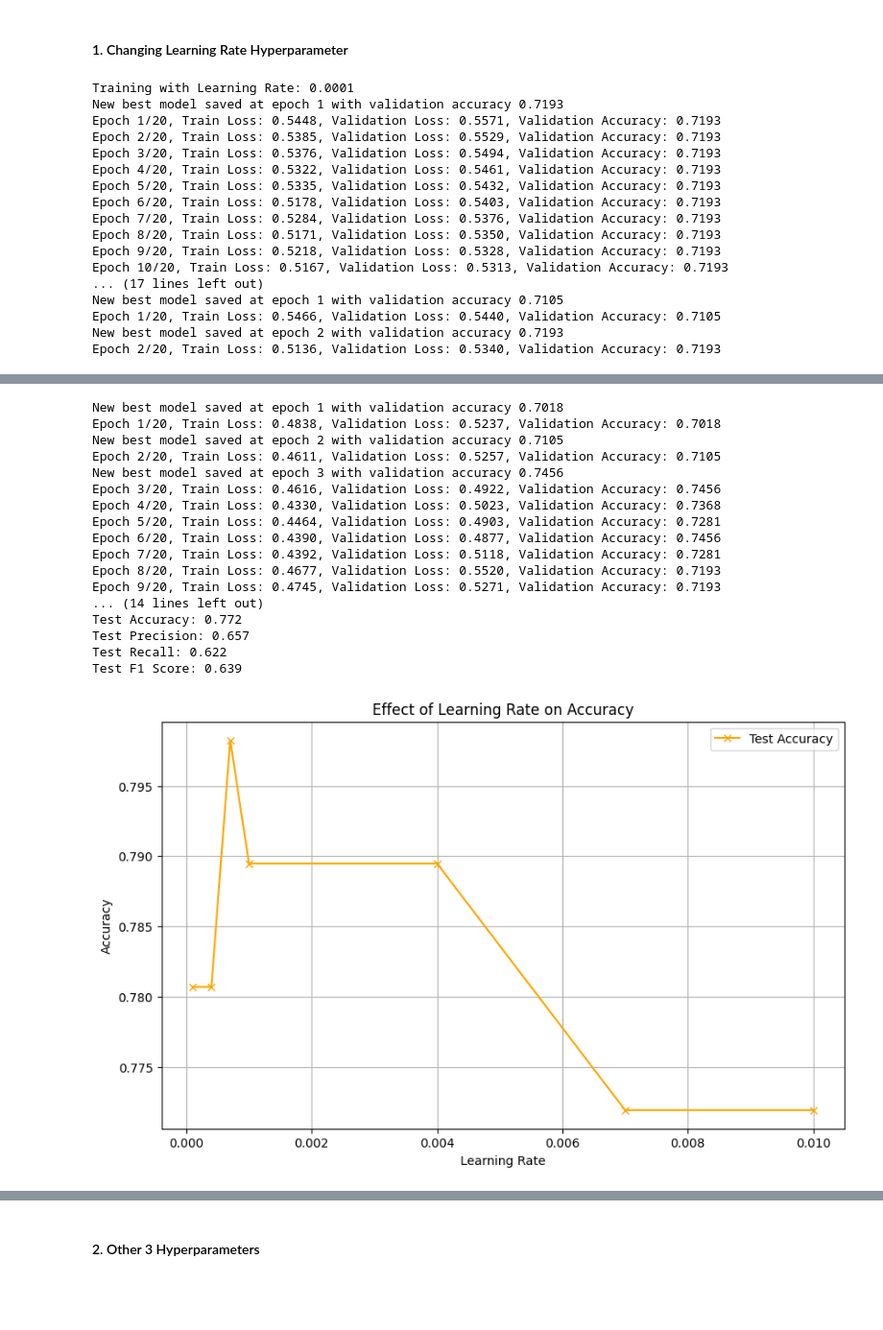
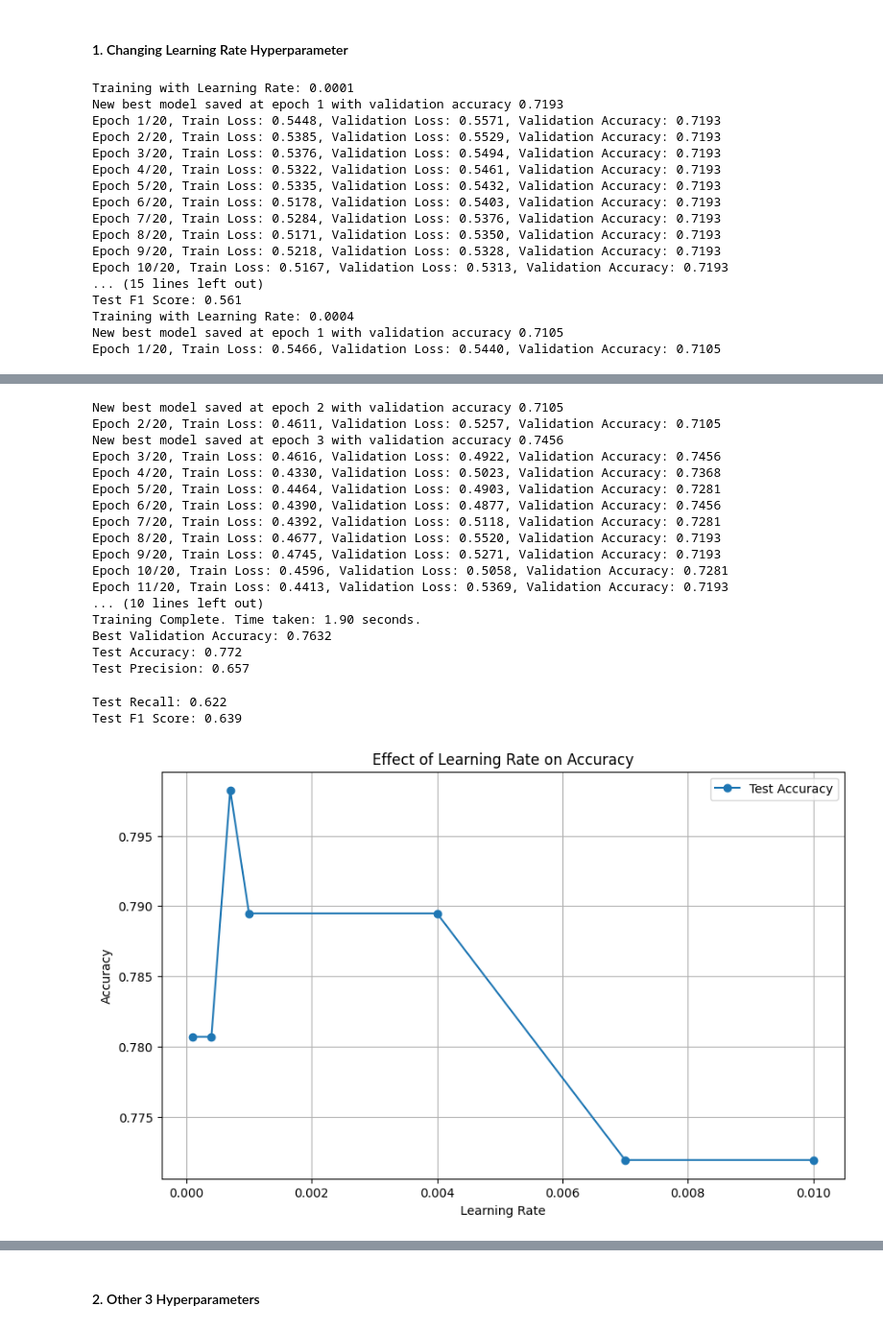
Before and after one commit to Kanika1201/ML-Project-2, a Jupyter notebook: Part1_All_Steps.ipynb, the cells around one changed output, grey strips where cells are left out. Shown: that part at 96% size. Saved outputs shown, nothing was run; the diff lists cells and outputs as text; code cells hidden in the pictures; blank space fills up the shorter version.

```diff
--- a/Part1_All_Steps.ipynb
+++ b/Part1_All_Steps.ipynb
@@ -485,7 +485,7 @@ for rate in learning_rates:
 
 # Plot
 plt.figure(figsize=(10, 6))
-plt.plot(learning_rates, test_accuracies, marker='x', label='Test Accuracy', color='orange')
+plt.plot(learning_rates, test_accuracies, marker='o', label='Test Accuracy')
 plt.title('Effect of Learning Rate on Accuracy')
 plt.xlabel('Learning Rate')
 plt.ylabel('Accuracy')
@@ -505,8 +505,8 @@ Epoch 7/20, Train Loss: 0.5284, Validation Loss: 0.5376, Validation Accuracy: 0.
 Epoch 8/20, Train Loss: 0.5171, Validation Loss: 0.5350, Validation Accuracy: 0.7193
 Epoch 9/20, Train Loss: 0.5218, Validation Loss: 0.5328, Validation Accuracy: 0.7193
 Epoch 10/20, Train Loss: 0.5167, Validation Loss: 0.5313, Validation Accuracy: 0.7193
-... (17 lines left out)
+... (15 lines left out)
+Test F1 Score: 0.561
+Training with Learning Rate: 0.0004
 New best model saved at epoch 1 with validation accuracy 0.7105
 Epoch 1/20, Train Loss: 0.5466, Validation Loss: 0.5440, Validation Accuracy: 0.7105
-New best model saved at epoch 2 with validation accuracy 0.7193
-Epoch 2/20, Train Loss: 0.5136, Validation Loss: 0.5340, Validation Accuracy: 0.7193
@@ -598,19 +598,21 @@ Training with Learning Rate: 0.01
-New best model saved at epoch 1 with validation accuracy 0.7018
-Epoch 1/20, Train Loss: 0.4838, Validation Loss: 0.5237, Validation Accuracy: 0.7018
 New best model saved at epoch 2 with validation accuracy 0.7105
 Epoch 2/20, Train Loss: 0.4611, Validation Loss: 0.5257, Validation Accuracy: 0.7105
 New best model saved at epoch 3 with validation accuracy 0.7456
 Epoch 3/20, Train Loss: 0.4616, Validation Loss: 0.4922, Validation Accuracy: 0.7456
 Epoch 4/20, Train Loss: 0.4330, Validation Loss: 0.5023, Validation Accuracy: 0.7368
 Epoch 5/20, Train Loss: 0.4464, Validation Loss: 0.4903, Validation Accuracy: 0.7281
 Epoch 6/20, Train Loss: 0.4390, Validation Loss: 0.4877, Validation Accuracy: 0.7456
 Epoch 7/20, Train Loss: 0.4392, Validation Loss: 0.5118, Validation Accuracy: 0.7281
 Epoch 8/20, Train Loss: 0.4677, Validation Loss: 0.5520, Validation Accuracy: 0.7193
 Epoch 9/20, Train Loss: 0.4745, Validation Loss: 0.5271, Validation Accuracy: 0.7193
-... (14 lines left out)
+Epoch 10/20, Train Loss: 0.4596, Validation Loss: 0.5058, Validation Accuracy: 0.7281
+Epoch 11/20, Train Loss: 0.4413, Validation Loss: 0.5369, Validation Accuracy: 0.7193
+... (10 lines left out)
+Training Complete. Time taken: 1.90 seconds.
+Best Validation Accuracy: 0.7632
 Test Accuracy: 0.772
 Test Precision: 0.657
-Test Recall: 0.622
-Test F1 Score: 0.639
+Test Recall: 0.622
+Test F1 Score: 0.639
-[figure, old version]
+[figure, new version]
 # %%
```
Also changed, not shown: parts of 4 cells of this notebook.
